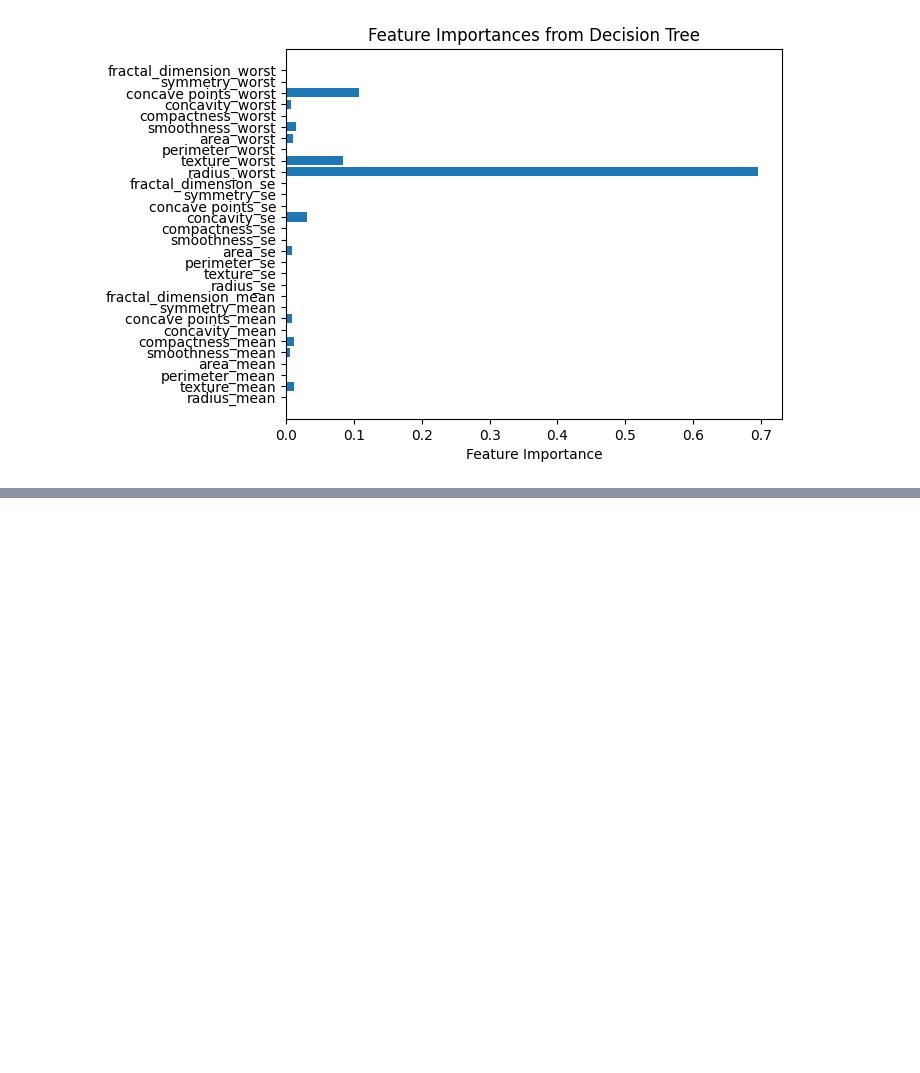
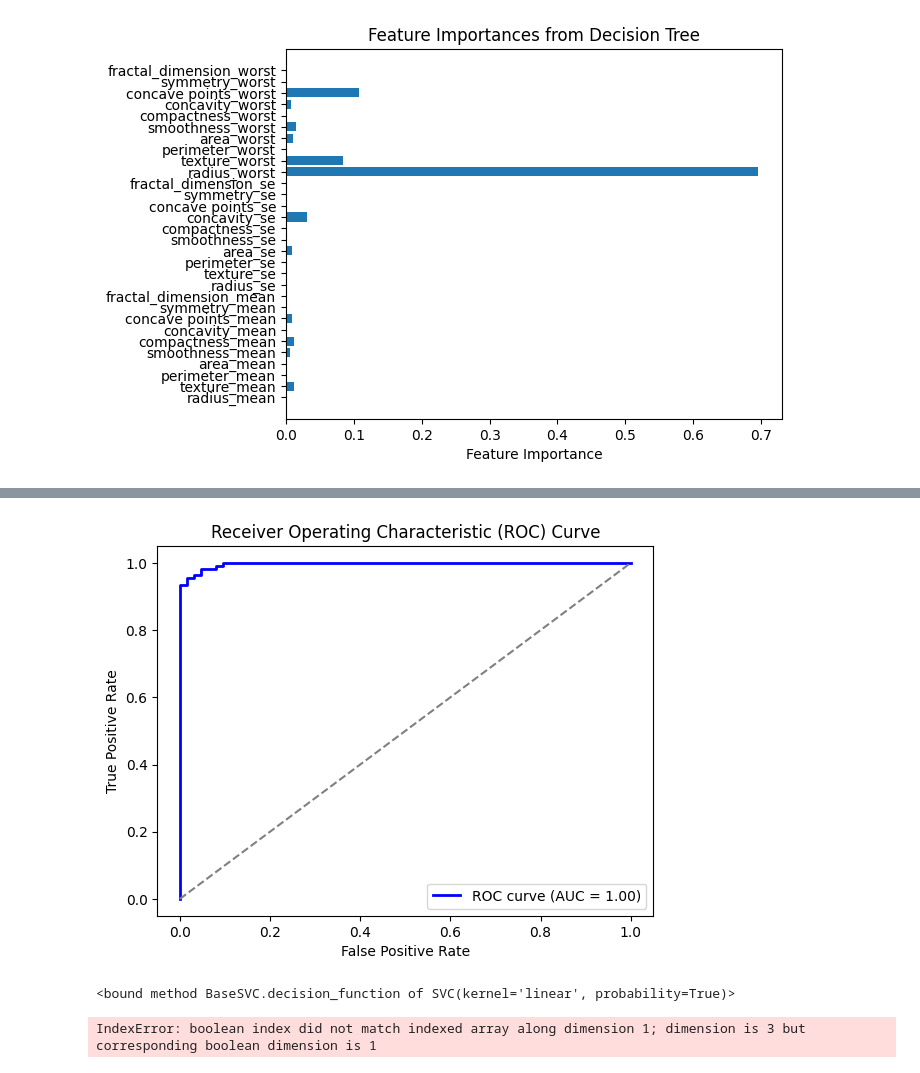
Before and after one commit to SergeyAkh/SVM, a Jupyter notebook: SVM.ipynb, the cells around one changed output, grey strips where cells are left out. Cells and saved outputs as stored; diff of their text form; code cells hidden in the pictures; blank space fills up the shorter version.

```diff
--- a/SVM.ipynb
+++ b/SVM.ipynb
@@ -317,0 +368,4 @@ plt.show()
+# %%
+plot_roc_auc_curve(y_test, y_pred_prob)
+# %% [output]
+[figure, added]
@@ -317,0 +374,10 @@ plt.show()
+# %%
+svm_clf.decision_function
+# %% [output]
+<bound method BaseSVC.decision_function of SVC(kernel='linear', probability=True)>
+# %%
+plt.scatter(X_train[y_train == -1][:, 0], X_train[y_train == -1][:, 1], color='red', label='Class -1')
+plt.scatter(X_train[y_train == 1][:, 0], X_train[y_train == 1][:, 1], color='blue', label='Class 1')
+plt.show()
+# %% [output]
+IndexError: boolean index did not match indexed array along dimension 1; dimension is 3 but corresponding boolean dimension is 1
```
Also changed, not shown: parts of 53 cells of this notebook, 1 other file.
